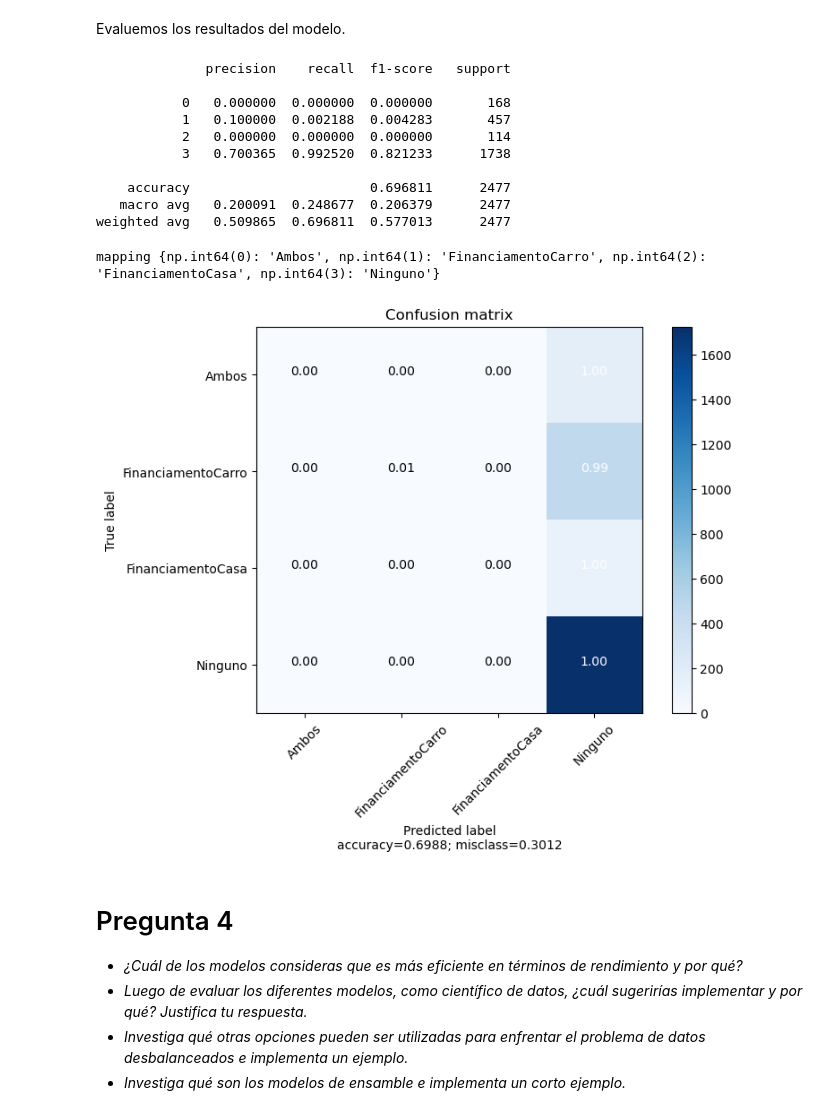
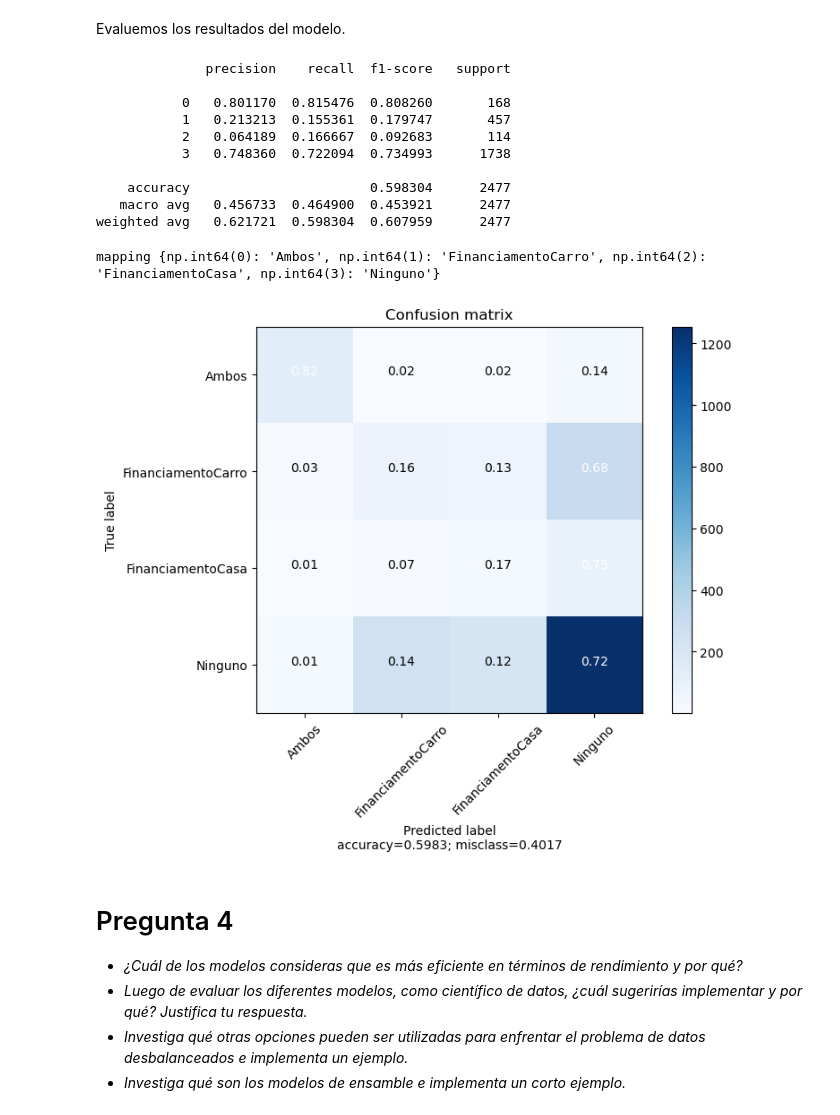
Before and after one commit to irina-yakovleva/python_b2_edp_uoc, a Jupyter notebook: python_b2_proyecto_final.ipynb, the cells around one changed output. Saved outputs shown, nothing was run; the diff lists cells and outputs as text; code cells hidden in the pictures.

```diff
--- a/python_b2_proyecto_final.ipynb
+++ b/python_b2_proyecto_final.ipynb
@@ -343,17 +343,27 @@ def plot_accuracy_scores(estimator, train_x, train_y, test_x, test_y, nparts=5,
     # Return the accuracy scores for training data
     return train_scores
 # %%
+# def startified_train_test_split(X, Y, n_splits=1, test_size=0.2, random_state=42):
+#   # Assuming X and y are your feature matrix and target variable respectively
+#
+#   # Initialize StratifiedShuffleSplit
+#   stratified_splitter = StratifiedShuffleSplit(n_splits=n_splits, test_size=test_size, random_state=random_state)
+#
+#   # Split the data while maintaining the class distribution
+#   for train_index, test_index in stratified_splitter.split(X, y):
+#       X_train, X_test = X.iloc[train_index], X.iloc[test_index]
+#       y_train, y_test = y.iloc[train_index], y.iloc[test_index]
+#   return X_train, X_test, y_train, y_test
+
+
+
 def startified_train_test_split(X, Y, n_splits=1, test_size=0.2, random_state=42):
-  # Assuming X and y are your feature matrix and target variable respectively
+    stratified_splitter = StratifiedShuffleSplit(n_splits=n_splits, test_size=test_size, random_state=random_state)
 
-  # Initialize StratifiedShuffleSplit
-  stratified_splitter = StratifiedShuffleSplit(n_splits=n_splits, test_size=test_size, random_state=random_state)
-
-  # Split the data while maintaining the class distribution
-  for train_index, test_index in stratified_splitter.split(X, y):
-      X_train, X_test = X.iloc[train_index], X.iloc[test_index]
-      y_train, y_test = y.iloc[train_index], y.iloc[test_index]
-  return X_train, X_test, y_train, y_test
+    for train_index, test_index in stratified_splitter.split(X, Y):  # ✅ Usar 'Y'
+        X_train, X_test = X.iloc[train_index], X.iloc[test_index]
+        y_train, y_test = Y.iloc[train_index], Y.iloc[test_index]  # ✅ Usar 'Y'
+    return X_train, X_test, y_train, y_test
 # %%
 def plot_pca_cumulative_variance(pca):
     """
@@ -3157,25 +3167,25 @@ y_pred_gb = pipeline_gradient_boost.predict(X_test)
 Evaluemos los resultados del modelo.
 # %%
 # Print classifitacion report
-clas_report=classification_report(y_test,y_pred,labels=np.unique(y_pred), digits=6)
+clas_report=classification_report(y_test, y_pred_gb, labels=np.unique(y_pred_gb), digits=6)
 print(clas_report)
 # %% [output]
               precision    recall  f1-score   support
 
-           0   0.000000  0.000000  0.000000       168
-           1   0.100000  0.002188  0.004283       457
-           2   0.000000  0.000000  0.000000       114
-           3   0.700365  0.992520  0.821233      1738
+           0   0.801170  0.815476  0.808260       168
+           1   0.213213  0.155361  0.179747       457
+           2   0.064189  0.166667  0.092683       114
+           3   0.748360  0.722094  0.734993      1738
 
-    accuracy                       0.696811      2477
-   macro avg   0.200091  0.248677  0.206379      2477
-weighted avg   0.509865  0.696811  0.577013      2477
+    accuracy                       0.598304      2477
+   macro avg   0.456733  0.464900  0.453921      2477
+weighted avg   0.621721  0.598304  0.607959      2477
 # %%
 # Plot confusion matrix
-plot_confusion_matrix(confusion_matrix(y_test, y_pred),tipo_financiamiento_mapping)
+plot_confusion_matrix(confusion_matrix(y_test, y_pred_gb), tipo_financiamiento_mapping)
 # %% [output]
 mapping {np.int64(0): 'Ambos', np.int64(1): 'FinanciamentoCarro', np.int64(2): 'FinanciamentoCasa', np.int64(3): 'Ninguno'}
-[figure, old version]
+[figure, new version]
 # %% [markdown]
 # Pregunta 4
 * *¿Cuál de los modelos consideras que es más eficiente en términos de rendimiento y por qué?*
```
Also changed, not shown: parts of 2 cells of this notebook.
